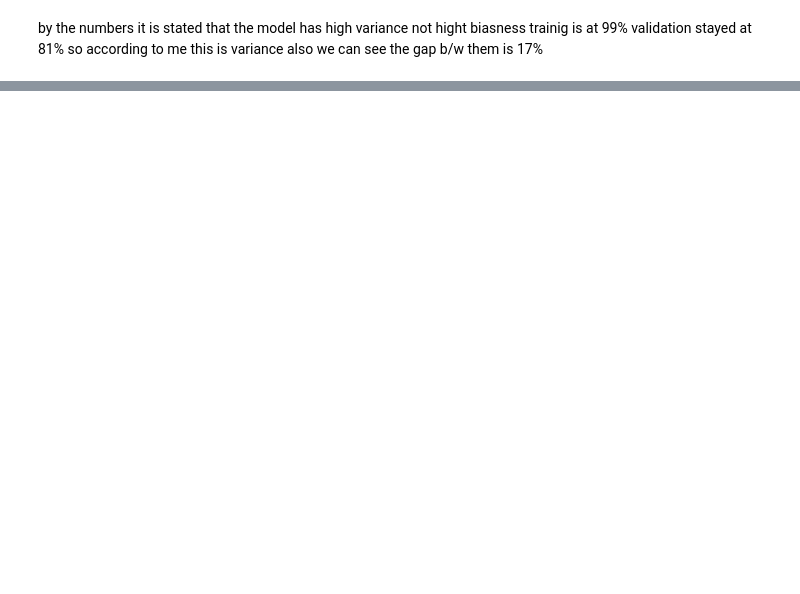
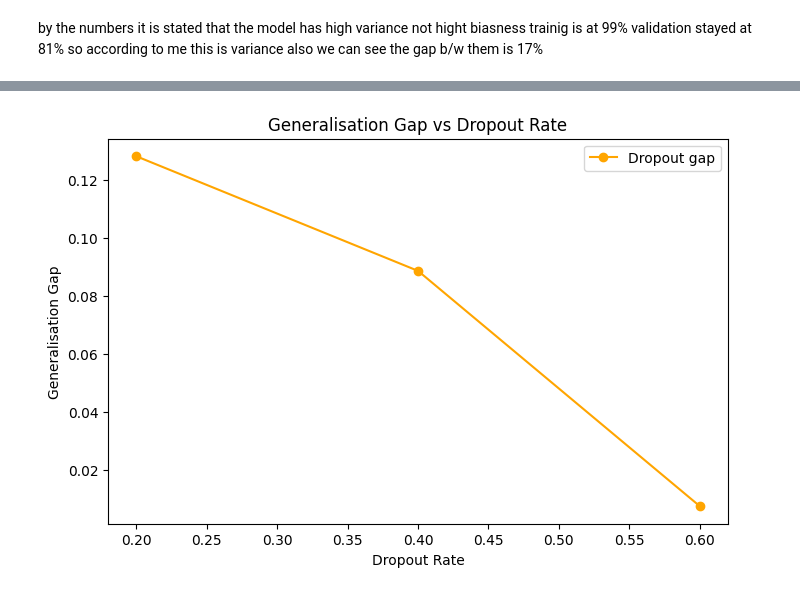
Before and after one commit to ranahusain/fashionMINST, a Jupyter notebook: DL-fashinMINST.ipynb, the cells around one changed output, grey strips where cells are left out. Saved outputs shown, nothing was run; the diff lists cells and outputs as text; code cells hidden in the pictures; blank space fills up the shorter version.

```diff
--- a/DL-fashinMINST.ipynb
+++ b/DL-fashinMINST.ipynb
@@ -1108,0 +1372,26 @@ by the numbers it is stated that the model has high variance not hight biasness
+# %%
+# Testing with DROPOUT and RATE = 0.6
+dropout_model_3 = Sequential([
+    Dense(512, input_dim=784, activation='relu'),
+    Dropout(0.6),
+    Dense(512, activation='relu'),
+    Dropout(0.6),
+    Dense(512, activation='relu'),
+    Dropout(0.6),
+    Dense(512, activation='relu'),
+    Dropout(0.6),
+    Dense(10, activation='softmax')
+])
+
+dropout_model_3.compile(optimizer=Adam(learning_rate=0.001),
+                         loss='categorical_crossentropy',
+                         metrics=['accuracy'])
+
+dropout_history_3 = dropout_model_3.fit(X_train_small, y_train_small_cat,
+                                         validation_data=(X_val, y_val_cat),
+                                         epochs=50, batch_size=70,
+                                         verbose=1)
+
+dropout_train_acc_3 = dropout_history_3.history['accuracy'][-1]
+dropout_val_acc_3 = dropout_history_3.history['val_accuracy'][-1]
+print("dropout (0.6) train acc:", dropout_train_acc_3, "val acc:", dropout_val_acc_3)
@@ -1108,0 +1674,19 @@ by the numbers it is stated that the model has high variance not hight biasness
+# %%
+#GAP VS DROPOUT PLOTS
+
+dropout_rates = [0.2, 0.4, 0.6]
+dropout_gaps = [
+    dropout_train_acc_1 - dropout_val_acc_1,
+    dropout_train_acc_2 - dropout_val_acc_2,
+    dropout_train_acc_3 - dropout_val_acc_3
+]
+
+plt.figure(figsize=(8,5))
+plt.plot(dropout_rates, dropout_gaps, marker='o', color='orange')
+plt.title("Generalisation Gap vs Dropout Rate")
+plt.xlabel("Dropout Rate")
+plt.ylabel("Generalisation Gap")
+plt.legend(["Dropout gap"])
+plt.show()
+# %% [output]
+[figure, added]
```
Also changed, not shown: parts of 57 cells of this notebook.
